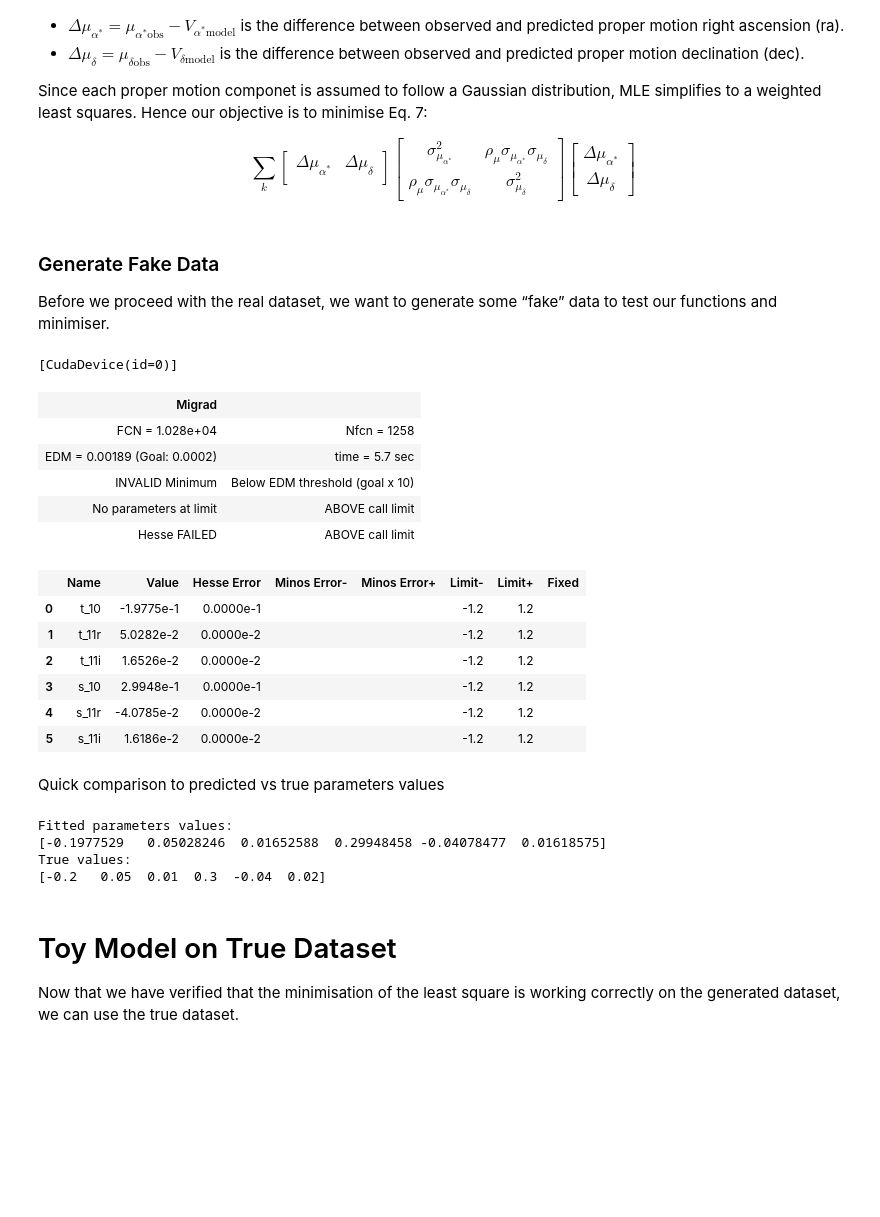
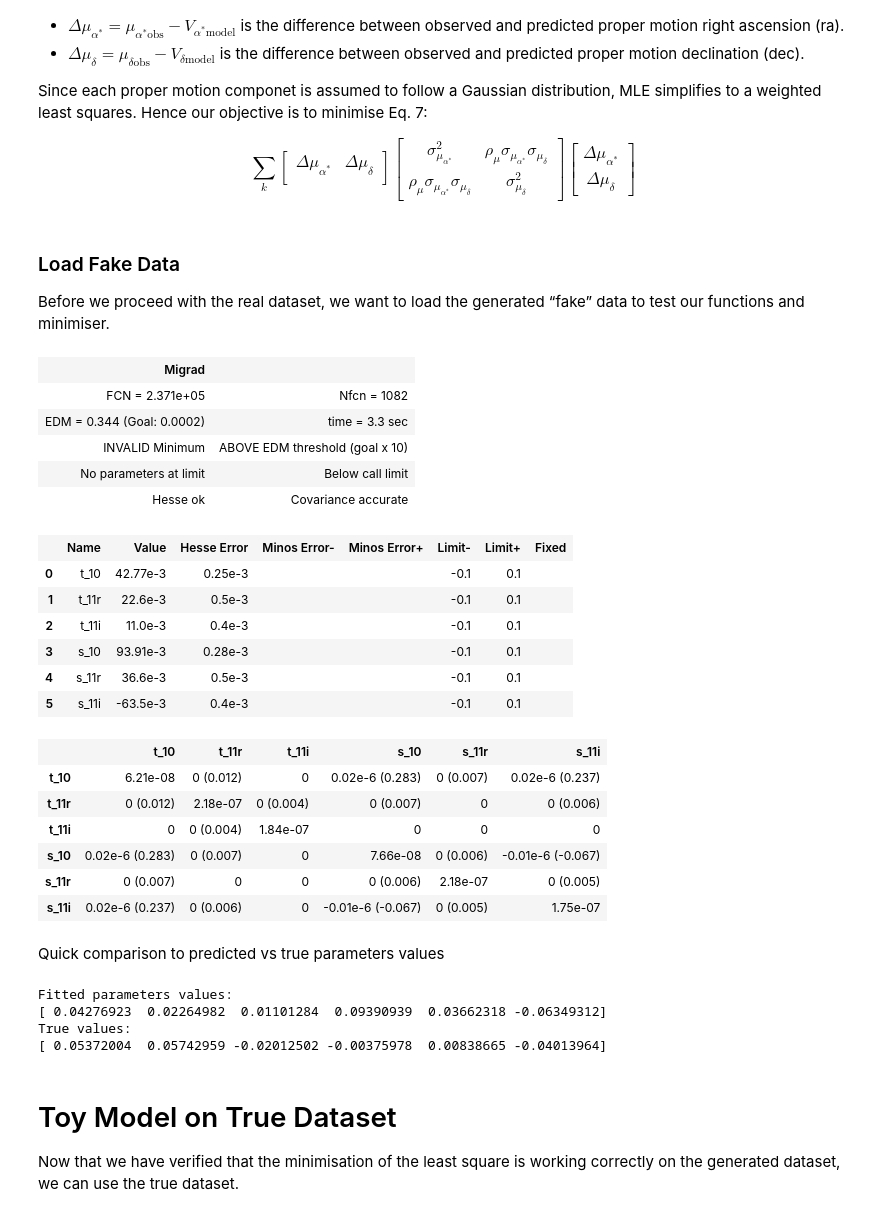
Before and after one commit to MatteoMancini01/Gaia_EDR3, a Jupyter notebook: Tests_Least_Square.ipynb, the cells around one changed output. Saved outputs shown, nothing was run; the diff lists cells and outputs as text; code cells hidden in the pictures; blank space fills up the shorter version.

```diff
--- a/Tests_Least_Square.ipynb
+++ b/Tests_Least_Square.ipynb
@@ -60,3 +61,3 @@ from iminuit import Minuit # to perform least square
 # %% [markdown]
-### Generate Fake Data
-Before we proceed with the real dataset, we want to generate some “fake” data to test our functions and minimiser.
+### Load Fake Data
+Before we proceed with the real dataset, we want to load the generated “fake” data to test our functions and minimiser.
@@ -114,40 +64,49 @@ error_gen = jnp.stack([
-# %%
-print(jax.devices())
-# %% [output]
-[CudaDevice(id=0)]
+# %%
+vsh_coeff_gen = np.load('fake_data/vsh_gen_cov.npy') # Load true coefficient values
+
+fake_data = pd.read_csv('fake_data/fake_vsh_data.csv')
+angles_gen, obs_gen, error_gen = config_data(fake_data)
+true_theta = np.load("fake_data/theta_true.npy")
 # %%
 # Bind fixed arguments into a new function
 bound_least_square = partial(toy_least_square, angles_gen, obs_gen, error_gen)
 
 # Now Minuit only sees the 6 free parameters
 m = Minuit(bound_least_square,
            t_10=0.0, t_11r=0.0, t_11i=0.0,
            s_10=0.0, s_11r=0.0, s_11i=0.0)
 
 m.errordef=Minuit.LEAST_SQUARES
-lim = 1.2
+lim = 0.1
 m.limits['t_10'] = (-lim,lim)
 m.limits['t_11r'] = (-lim,lim)
 m.limits['t_11i'] = (-lim,lim)
 m.limits['s_10'] = (-lim,lim)
 m.limits['s_11r'] = (-lim,lim)
 m.limits['s_11i'] = (-lim,lim)
 
 m.migrad()
 # %% [output]
 | Migrad |  |
-| FCN = 1.028e+04 | Nfcn = 1258 |
-| EDM = 0.00189 (Goal: 0.0002) | time = 5.7 sec |
-| INVALID Minimum | Below EDM threshold (goal x 10) |
-| No parameters at limit | ABOVE call limit |
-| Hesse FAILED | ABOVE call limit |
+| FCN = 2.371e+05 | Nfcn = 1082 |
+| EDM = 0.344 (Goal: 0.0002) | time = 3.3 sec |
+| INVALID Minimum | ABOVE EDM threshold (goal x 10) |
+| No parameters at limit | Below call limit |
+| Hesse ok | Covariance accurate |
 |  | Name | Value | Hesse Error | Minos Error- | Minos Error+ | Limit- | Limit+ | Fixed |
-| 0 | t_10 | -1.9775e-1 | 0.0000e-1 |  |  | -1.2 | 1.2 |  |
-| 1 | t_11r | 5.0282e-2 | 0.0000e-2 |  |  | -1.2 | 1.2 |  |
-| 2 | t_11i | 1.6526e-2 | 0.0000e-2 |  |  | -1.2 | 1.2 |  |
-| 3 | s_10 | 2.9948e-1 | 0.0000e-1 |  |  | -1.2 | 1.2 |  |
-| 4 | s_11r | -4.0785e-2 | 0.0000e-2 |  |  | -1.2 | 1.2 |  |
-| 5 | s_11i | 1.6186e-2 | 0.0000e-2 |  |  | -1.2 | 1.2 |  |
+| 0 | t_10 | 42.77e-3 | 0.25e-3 |  |  | -0.1 | 0.1 |  |
+| 1 | t_11r | 22.6e-3 | 0.5e-3 |  |  | -0.1 | 0.1 |  |
+| 2 | t_11i | 11.0e-3 | 0.4e-3 |  |  | -0.1 | 0.1 |  |
+| 3 | s_10 | 93.91e-3 | 0.28e-3 |  |  | -0.1 | 0.1 |  |
+| 4 | s_11r | 36.6e-3 | 0.5e-3 |  |  | -0.1 | 0.1 |  |
+| 5 | s_11i | -63.5e-3 | 0.4e-3 |  |  | -0.1 | 0.1 |  |
+|  | t_10 | t_11r | t_11i | s_10 | s_11r | s_11i |
+| t_10 | 6.21e-08 | 0 (0.012) | 0 | 0.02e-6 (0.283) | 0 (0.007) | 0.02e-6 (0.237) |
+| t_11r | 0 (0.012) | 2.18e-07 | 0 (0.004) | 0 (0.007) | 0 | 0 (0.006) |
+| t_11i | 0 | 0 (0.004) | 1.84e-07 | 0 | 0 | 0 |
+| s_10 | 0.02e-6 (0.283) | 0 (0.007) | 0 | 7.66e-08 | 0 (0.006) | -0.01e-6 (-0.067) |
+| s_11r | 0 (0.007) | 0 | 0 | 0 (0.006) | 2.18e-07 | 0 (0.005) |
+| s_11i | 0.02e-6 (0.237) | 0 (0.006) | 0 | -0.01e-6 (-0.067) | 0 (0.005) | 1.75e-07 |
 # %% [markdown]
 Quick comparison to predicted vs true parameters values
 # %%
@@ -155,12 +114,12 @@ theta_fit = jnp.array([m.values[k] for k in m.parameters])
 print("Fitted parameters values:")
 print(theta_fit)
 print("True values:")
-print(theta_gen)
+print(true_theta[:count_vsh_coeffs(1)])
 # %% [output]
 Fitted parameters values:
-[-0.1977529   0.05028246  0.01652588  0.29948458 -0.04078477  0.01618575]
+[ 0.04276923  0.02264982  0.01101284  0.09390939  0.03662318 -0.06349312]
 True values:
-[-0.2   0.05  0.01  0.3  -0.04  0.02]
+[ 0.05372004  0.05742959 -0.02012502 -0.00375978  0.00838665 -0.04013964]
 # %% [markdown]
 # Toy Model on True Dataset
 Now that we have verified that the minimisation of the least square is working correctly on the generated dataset, we can use the true dataset.
```
Also changed, not shown: parts of 46 cells of this notebook, 20 other files.
